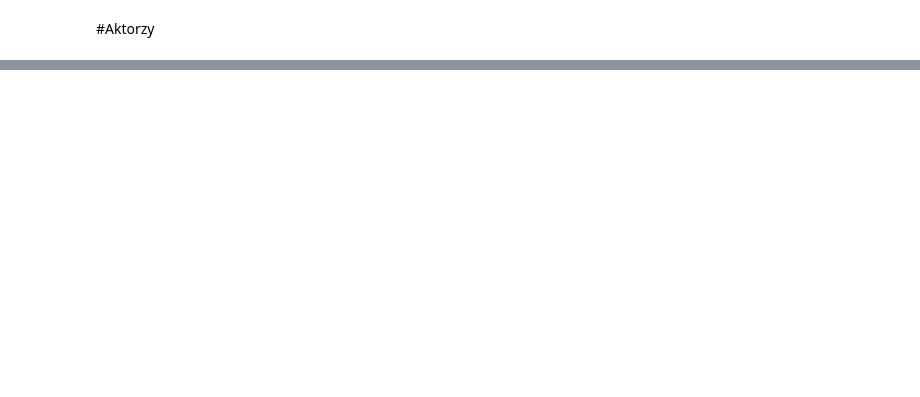
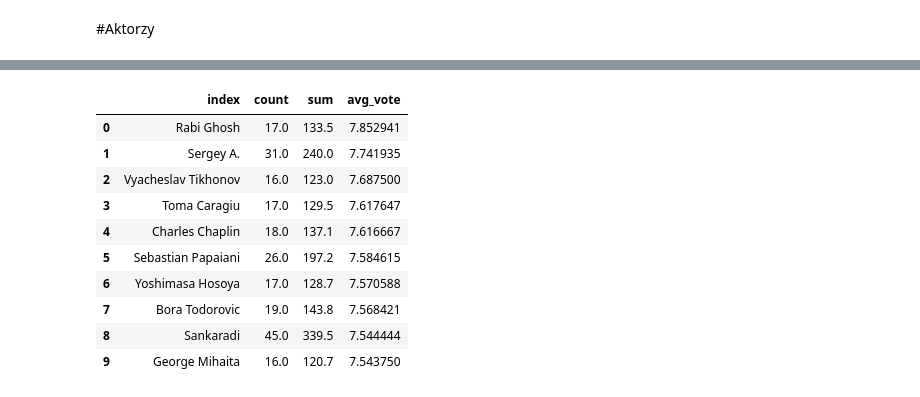
Before and after one commit to KatBotkowska/CodersCrew, a Jupyter notebook: Netflix_data.ipynb, the cells around one changed output, grey strips where cells are left out. Drawn from its saved outputs; the diff is of its cells as text; code cells hidden in the pictures; blank space fills up the shorter version.

Commit message:
actors votes

```diff
--- a/Netflix_data.ipynb
+++ b/Netflix_data.ipynb
@@ -1312,0 +618,11 @@ imdb_names.head()
+# %%
+# tu usuwam spacje przed imionami we wszytskich kolumnach
+
+def remove_white_space_before(x):
+  if isinstance(x, str):
+    if x[0] == ' ':
+      x = x[1:]
+  return x
+
+for i in range(0,16):
+  imdb_movies_actors[i] = imdb_movies_actors[i].apply(remove_white_space_before)
@@ -1312,0 +633,8 @@ imdb_names.head()
+# %%
+actors = {}
+for i in range(0, 16):
+  actors["act_column{0}".format(i)] = imdb_movies_actors[[i, 'avg_vote']].groupby(i).agg(['count', 'sum'])
+  actors["act_column{0}".format(i)].columns = actors["act_column{0}".format(i)].columns.droplevel(0)
+  actors["act_column{0}".format(i)].index.name = None
+
+actors['act_column0']
@@ -1312,0 +655,6 @@ imdb_names.head()
+# %%
+actors_all = actors['act_column0']
+for i in range(1,16):
+  actors_all = actors_all.add(actors["act_column{0}".format(i)], fill_value=0)
+
+actors_all
@@ -1312,0 +675,3 @@ imdb_names.head()
+# %%
+actors_all['avg_vote'] = actors_all['sum']/actors_all['count']
+actors_all
@@ -1312,0 +692,16 @@ imdb_names.head()
+# %%
+# Aktorzy, którzy zagrali w więcej niż 15 filmach posortowani wg średniej oceny filmu
+
+actors_all[actors_all['count'] > 15].sort_values(by='avg_vote', ascending=False).reset_index().head(10)
+# %% [output]
+|  | index | count | sum | avg_vote |
+| 0 | Rabi Ghosh | 17.0 | 133.5 | 7.852941 |
+| 1 | Sergey A. | 31.0 | 240.0 | 7.741935 |
+| 2 | Vyacheslav Tikhonov | 16.0 | 123.0 | 7.687500 |
+| 3 | Toma Caragiu | 17.0 | 129.5 | 7.617647 |
+| 4 | Charles Chaplin | 18.0 | 137.1 | 7.616667 |
+| 5 | Sebastian Papaiani | 26.0 | 197.2 | 7.584615 |
+| 6 | Yoshimasa Hosoya | 17.0 | 128.7 | 7.570588 |
+| 7 | Bora Todorovic | 19.0 | 143.8 | 7.568421 |
+| 8 | Sankaradi | 45.0 | 339.5 | 7.544444 |
+| 9 | George Mihaita | 16.0 | 120.7 | 7.543750 |
```
Also changed, not shown: parts of 87 cells of this notebook.
